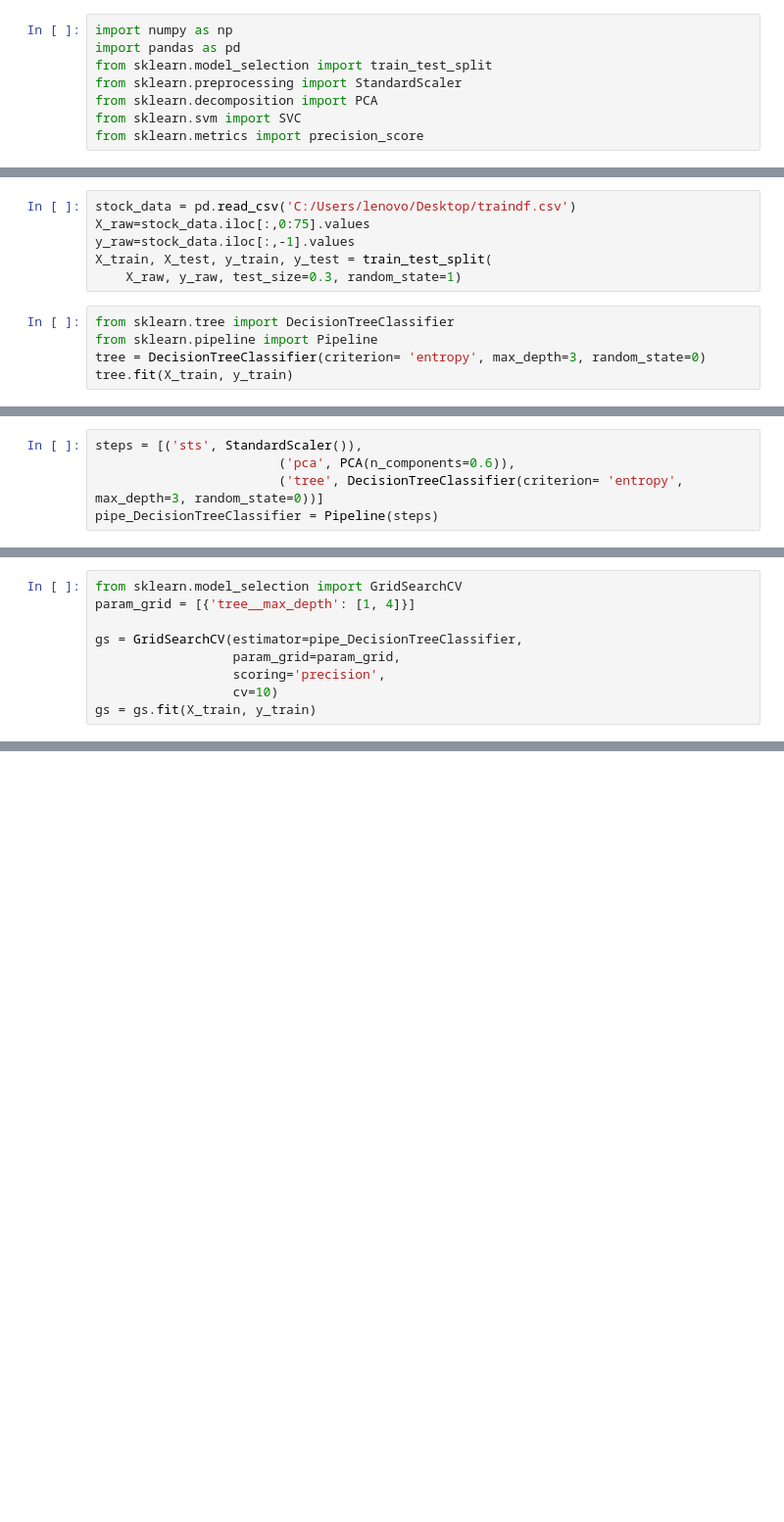
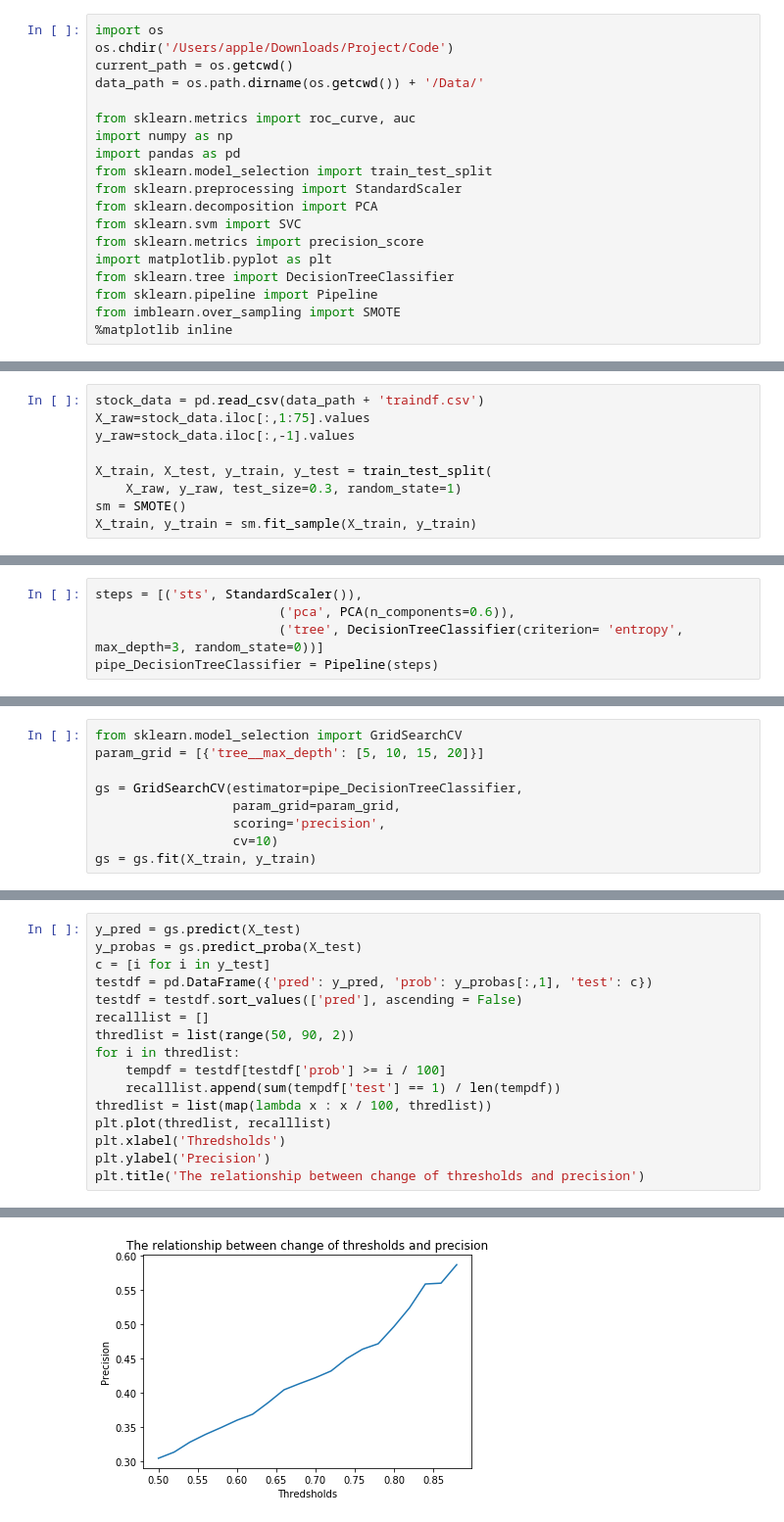
Before and after one commit to evanleungc/PHBS_TQFML, a Jupyter notebook: Project/Code/Decision Tree.ipynb, the cells around one changed output, grey strips where cells are left out. Shown at 98% size. Cells and saved outputs as stored; diff of their text form; blank space fills up the shorter version.

Commit message:
Decision Tree Modified

```diff
--- a/Project/Code/Decision Tree.ipynb
+++ b/Project/Code/Decision Tree.ipynb
@@ -3,4 +3,10 @@
 # %%
+import os
+os.chdir('/Users/apple/Downloads/Project/Code')
+current_path = os.getcwd()
+data_path = os.path.dirname(os.getcwd()) + '/Data/'
+
+from sklearn.metrics import roc_curve, auc
 import numpy as np
 import pandas as pd
 from sklearn.model_selection import train_test_split
@@ -8,3 +14,8 @@ from sklearn.preprocessing import StandardScaler
 from sklearn.decomposition import PCA
 from sklearn.svm import SVC
 from sklearn.metrics import precision_score
+import matplotlib.pyplot as plt
+from sklearn.tree import DecisionTreeClassifier
+from sklearn.pipeline import Pipeline
+from imblearn.over_sampling import SMOTE
+%matplotlib inline
@@ -13,11 +29,9 @@ from sklearn.metrics import precision_score
 # %%
-stock_data = pd.read_csv('C:/Users/lenovo/Desktop/traindf.csv')
-X_raw=stock_data.iloc[:,0:75].values
+stock_data = pd.read_csv(data_path + 'traindf.csv')
+X_raw=stock_data.iloc[:,1:75].values
 y_raw=stock_data.iloc[:,-1].values
+
 X_train, X_test, y_train, y_test = train_test_split(
     X_raw, y_raw, test_size=0.3, random_state=1)
+sm = SMOTE()
+X_train, y_train = sm.fit_sample(X_train, y_train)
-# %%
-from sklearn.tree import DecisionTreeClassifier
-from sklearn.pipeline import Pipeline
-tree = DecisionTreeClassifier(criterion= 'entropy', max_depth=3, random_state=0)
-tree.fit(X_train, y_train)
@@ -36,6 +47,6 @@ pipe_DecisionTreeClassifier = Pipeline(steps)
 # %%
 from sklearn.model_selection import GridSearchCV
-param_grid = [{'tree__max_depth': [1, 4]}]
+param_grid = [{'tree__max_depth': [5, 10, 15, 20]}]
 
 gs = GridSearchCV(estimator=pipe_DecisionTreeClassifier,
                   param_grid=param_grid,
@@ -50,0 +66,17 @@ print(gs.best_params_)
+# %%
+y_pred = gs.predict(X_test)
+y_probas = gs.predict_proba(X_test)
+c = [i for i in y_test]
+testdf = pd.DataFrame({'pred': y_pred, 'prob': y_probas[:,1], 'test': c})
+testdf = testdf.sort_values(['pred'], ascending = False)
+recalllist = []
+thredlist = list(range(50, 90, 2))
+for i in thredlist:
+	tempdf = testdf[testdf['prob'] >= i / 100]
+	recalllist.append(sum(tempdf['test'] == 1) / len(tempdf))
+thredlist = list(map(lambda x : x / 100, thredlist))
+plt.plot(thredlist, recalllist)
+plt.xlabel('Thredsholds')
+plt.ylabel('Precision')
+plt.title('The relationship between change of thresholds and precision')
+# %% [output]
@@ -50,0 +84 @@ print(gs.best_params_)
+[figure, added]
```
Also changed, not shown: parts of 13 cells of this notebook.
